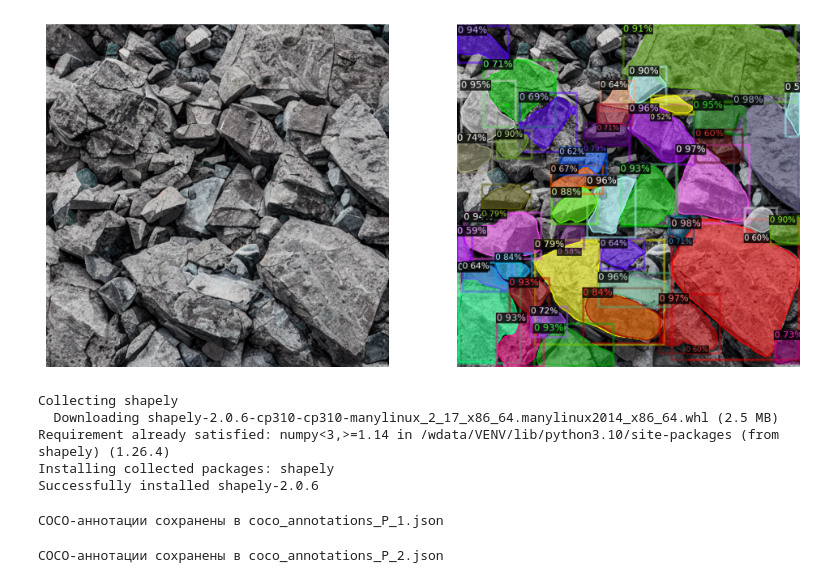
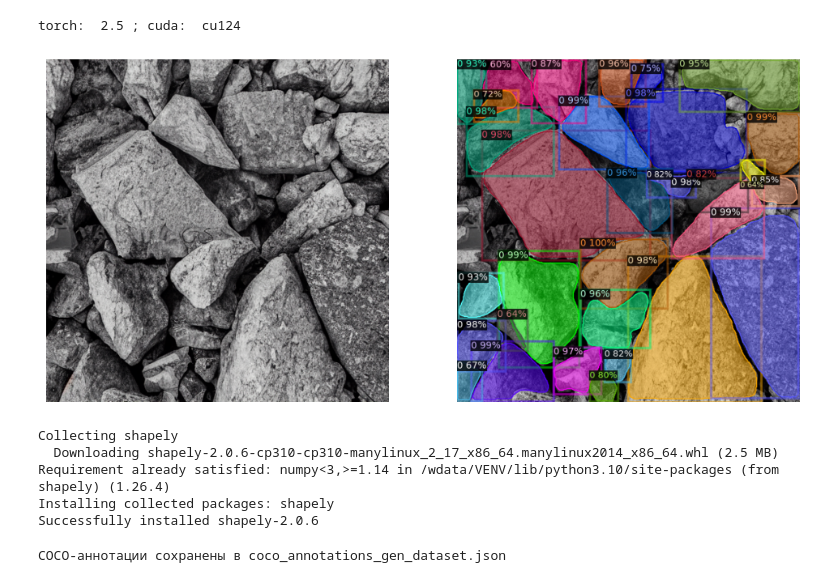
Before and after one commit to AAEfimov/Rock_fragmentation_benchmark, a Jupyter notebook: Detectron2_make_coco_annotation.ipynb, the cells around one changed output. Cells and saved outputs as stored; diff of their text form; code cells hidden in the pictures.

```diff
--- a/Detectron2_make_coco_annotation.ipynb
+++ b/Detectron2_make_coco_annotation.ipynb
@@ -1,21 +1,55 @@
 # %%
-BATCH = 2
+import numpy as np
+import os, copy, time, json, cv2, random
+from PIL import Image
 
-cfg = get_cfg()
+import matplotlib.pyplot as plt
+import matplotlib.patches as patches
 
-model_config = "COCO-InstanceSegmentation/mask_rcnn_X_101_32x8d_FPN_3x.yaml" # model - model_final.pth_3
+import torch, torchvision
+import torch.nn as nn
+import torch.nn.functional as F
+import torch.optim as optim
+import torch.utils.data as data
+from torch.utils.data import Dataset, DataLoader
+from torchvision import transforms, datasets
+from torchvision.datasets.utils import download_and_extract_archive
+import torchvision.transforms as T
+from torchsummary import summary
 
-cfg.merge_from_file(model_zoo.get_config_file(model_config))
+import detectron2
+from detectron2        import model_zoo
+from detectron2.model_zoo.model_zoo import _ModelZooUrls
+from detectron2.engine import DefaultPredictor, DefaultTrainer
+from detectron2.config import get_cfg
+from detectron2.data import detection_utils as utils
+from detectron2.utils.visualizer import Visualizer
+from detectron2.data             import MetadataCatalog, DatasetCatalog
+from detectron2.structures       import BoxMode
+from detectron2.data.datasets    import register_coco_instances, load_coco_json
+from detectron2.utils.logger     import setup_logger
+from detectron2.utils.visualizer import ColorMode
+from detectron2.evaluation       import COCOEvaluator, inference_on_dataset
+from detectron2.data             import build_detection_test_loader, build_detection_train_loader
+from detectron2.model_zoo.model_zoo import _ModelZooUrls
+from tqdm.notebook import tqdm, trange
 
-cfg.DATASETS.TRAIN = ("stone_train")
-cfg.DATASETS.TEST = ()
-cfg.DATALOADER.NUM_WORKERS = 2
-cfg.MODEL.WEIGHTS = model_zoo.get_checkpoint_url(model_config)  # Let training initialize from model zoo
-cfg.SOLVER.IMS_PER_BATCH = BATCH
-cfg.SOLVER.BASE_LR = 0.00025  # pick a good LR
-cfg.SOLVER.MAX_ITER = 400    # 1000 iterations seems good enough for this toy dataset; you will need to train longer for a practical dataset
-cfg.MODEL.ROI_HEADS.BATCH_SIZE_PER_IMAGE = 128   # faster, and good enough for this toy dataset (default: 512)
-cfg.MODEL.ROI_HEADS.NUM_CLASSES = 1  # only has one class (ballon). (see https://detectron2.readthedocs.io/tutorials/datasets.html#update-the-config-for-new-datasets)
+import pandas as pd
+
+# from albumentations.pytorch import ToTensorV2
+# import albumentations as A
+
+import shutil
+from urllib.request import urlretrieve
+
+TORCH_VERSION = ".".join(torch.__version__.split(".")[:2])
+CUDA_VERSION  = torch.__version__.split("+")[-1]
+print("torch: ", TORCH_VERSION, "; cuda: ", CUDA_VERSION)
+
+mz = _ModelZooUrls()
+# print("\n".join(list(mz.CONFIG_PATH_TO_URL_SUFFIX.keys())))
+# %% [output]
+torch:  2.5 ; cuda:  cu124
 # %%
 from detectron2.utils.visualizer import ColorMode
 from detectron2.evaluation import COCOEvaluator, inference_on_dataset
@@ -33,29 +86,29 @@ CAT_ID_ASBEST = 1
 BOX_COUNT_MIN = 1
 USE_CAT_ID = CAT_ID_STONE
 # %%
-IPATH = 'IMG_PATH/P_0'
+IPATH = 'gen_dataset'
 # %%
-img   = cv2.imread(IPATH + '/1.png')
+img   = cv2.imread(IPATH + '/image_1.png')
 _,axs = plt.subplots(1,2,figsize=(12,8))
 axs[0].imshow(img); axs[0].axis('off')
 
 outputs = predictor(img)
 # print(outputs)
 v = Visualizer(img,
                 scale=1
               )
 
 out = v.draw_instance_predictions(outputs["instances"].to("cpu"))
 
 # plt.imsave('pred/' + d["file_name"], out.get_image())
 
 axs[1].imshow(out.get_image())
 axs[1].axis('off')
 #print(outputs)
 
 plt.show()
 # %% [output]
-[figure, old version]
+[figure, new version]
 # %%
 #!pip install shapely
 # %% [output]
@@ -172,16 +225,9 @@ def process_images_and_save_in_coco_format(image_dir, predictor, output_json_pat
     print(f"COCO-аннотации сохранены в {output_json_path}")
 # %%
 # Пример использования
-DIRNAME = 'P_1'
-image_dir = f"IMG_PATH/{DIRNAME}"
+DIRNAME = 'gen_dataset'
+image_dir = f"{DIRNAME}"
 output_json_path = f"coco_annotations_{DIRNAME}.json"
 process_images_and_save_in_coco_format(image_dir, predictor, output_json_path, tolerance=2.0)
 # %% [output]
-COCO-аннотации сохранены в coco_annotations_P_1.json
+COCO-аннотации сохранены в coco_annotations_gen_dataset.json
-# %%
-DIRNAME = 'P_2'
-image_dir = f"IMG_PATH/{DIRNAME}"
-output_json_path = f"coco_annotations_{DIRNAME}.json"
-process_images_and_save_in_coco_format(image_dir, predictor, output_json_path, tolerance=2.0)
-# %% [output]
-COCO-аннотации сохранены в coco_annotations_P_2.json
```
Also changed, not shown: parts of 2 cells of this notebook, 2 other files.
